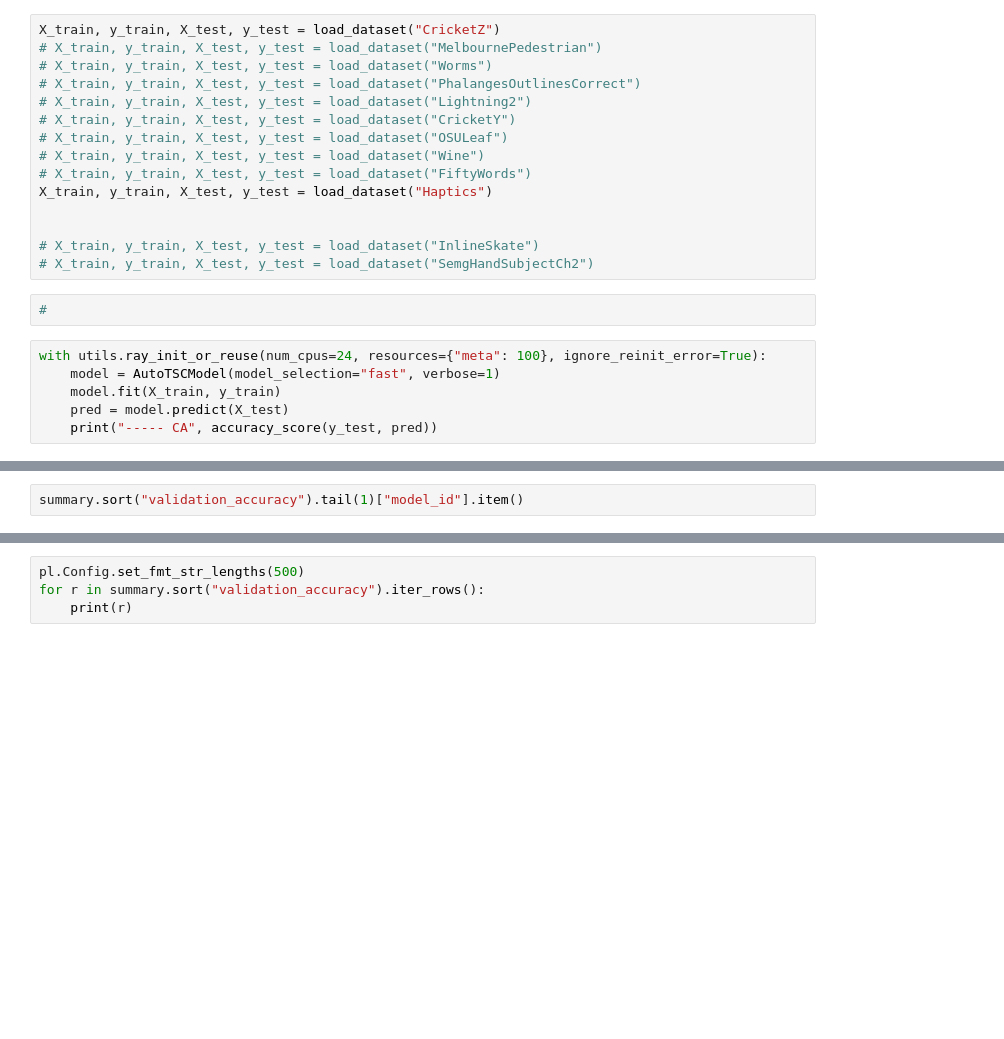
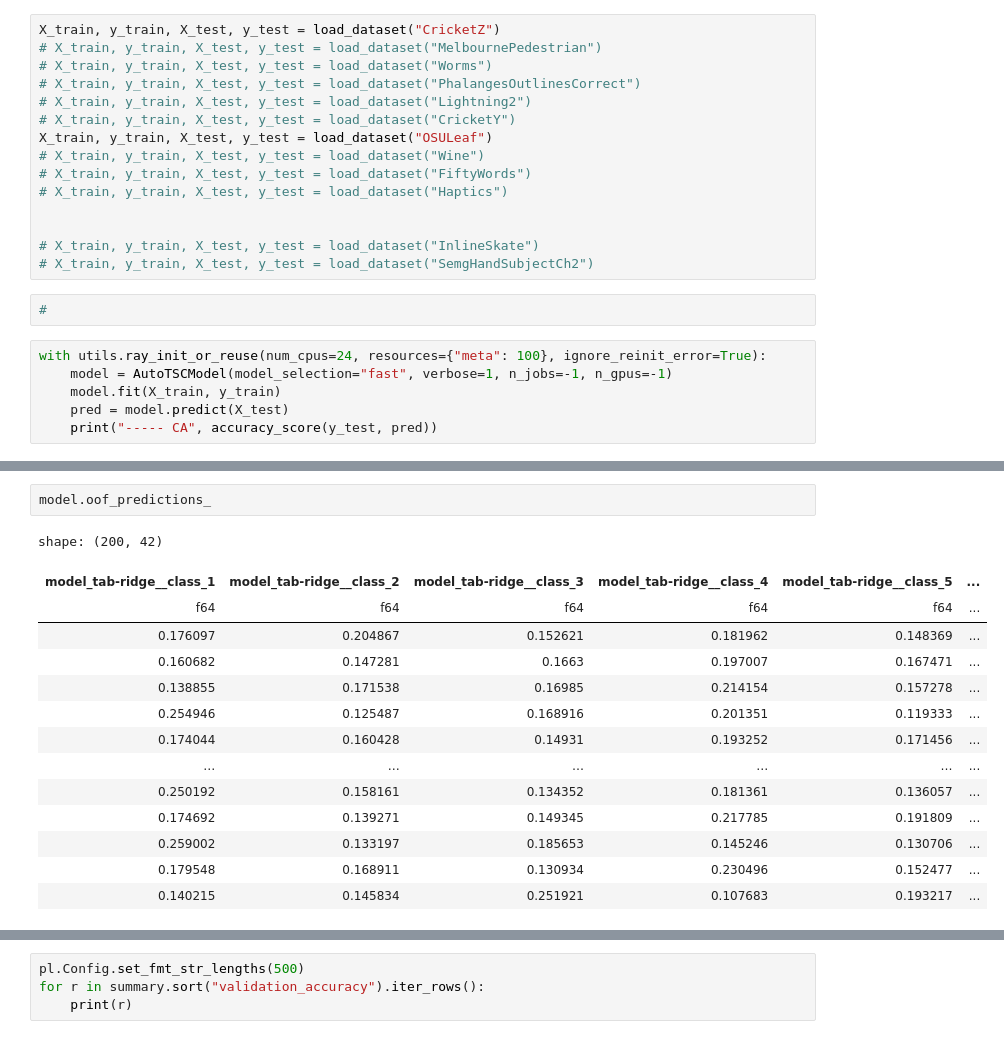
Before and after one commit to gasperpetelin/TSCGlue, a Jupyter notebook: 010-new_estimator.ipynb, the cells around one changed output, grey strips where cells are left out. Drawn from its saved outputs; the diff is of its cells as text; blank space fills up the shorter version.

```diff
--- a/010-new_estimator.ipynb
+++ b/010-new_estimator.ipynb
@@ -27,10 +23,10 @@ X_train, y_train, X_test, y_test = load_dataset("CricketZ")
 # X_train, y_train, X_test, y_test = load_dataset("PhalangesOutlinesCorrect")
 # X_train, y_train, X_test, y_test = load_dataset("Lightning2")
 # X_train, y_train, X_test, y_test = load_dataset("CricketY")
-# X_train, y_train, X_test, y_test = load_dataset("OSULeaf")
+X_train, y_train, X_test, y_test = load_dataset("OSULeaf")
 # X_train, y_train, X_test, y_test = load_dataset("Wine")
 # X_train, y_train, X_test, y_test = load_dataset("FiftyWords")
-X_train, y_train, X_test, y_test = load_dataset("Haptics")
+# X_train, y_train, X_test, y_test = load_dataset("Haptics")
 
 
 # X_train, y_train, X_test, y_test = load_dataset("InlineSkate")
@@ -39,7 +35,7 @@ X_train, y_train, X_test, y_test = load_dataset("Haptics")
 #
 # %%
 with utils.ray_init_or_reuse(num_cpus=24, resources={"meta": 100}, ignore_reinit_error=True):
-    model = AutoTSCModel(model_selection="fast", verbose=1)
+    model = AutoTSCModel(model_selection="fast", verbose=1, n_jobs=-1, n_gpus=-1)
     model.fit(X_train, y_train)
     pred = model.predict(X_test)
     print("----- CA", accuracy_score(y_test, pred))
@@ -61,3 +128,18 @@ summary
-# %%
-summary.sort("validation_accuracy").tail(1)["model_id"].item()
+# %%
+model.oof_predictions_
+# %% [output]
+shape: (200, 42)
+| model_tab-ridge__class_1 | model_tab-ridge__class_2 | model_tab-ridge__class_3 | model_tab-ridge__class_4 | model_tab-ridge__class_5 | ... |
+| f64 | f64 | f64 | f64 | f64 | ... |
+| 0.176097 | 0.204867 | 0.152621 | 0.181962 | 0.148369 | ... |
+| 0.160682 | 0.147281 | 0.1663 | 0.197007 | 0.167471 | ... |
+| 0.138855 | 0.171538 | 0.16985 | 0.214154 | 0.157278 | ... |
+| 0.254946 | 0.125487 | 0.168916 | 0.201351 | 0.119333 | ... |
+| 0.174044 | 0.160428 | 0.14931 | 0.193252 | 0.171456 | ... |
+| … | … | … | … | … | ... |
+| 0.250192 | 0.158161 | 0.134352 | 0.181361 | 0.136057 | ... |
+| 0.174692 | 0.139271 | 0.149345 | 0.217785 | 0.191809 | ... |
+| 0.259002 | 0.133197 | 0.185653 | 0.145246 | 0.130706 | ... |
+| 0.179548 | 0.168911 | 0.130934 | 0.230496 | 0.152477 | ... |
+| 0.140215 | 0.145834 | 0.251921 | 0.107683 | 0.193217 | ... |
 # %%
```
Also changed, not shown: parts of 6 cells of this notebook, 5 other files.
